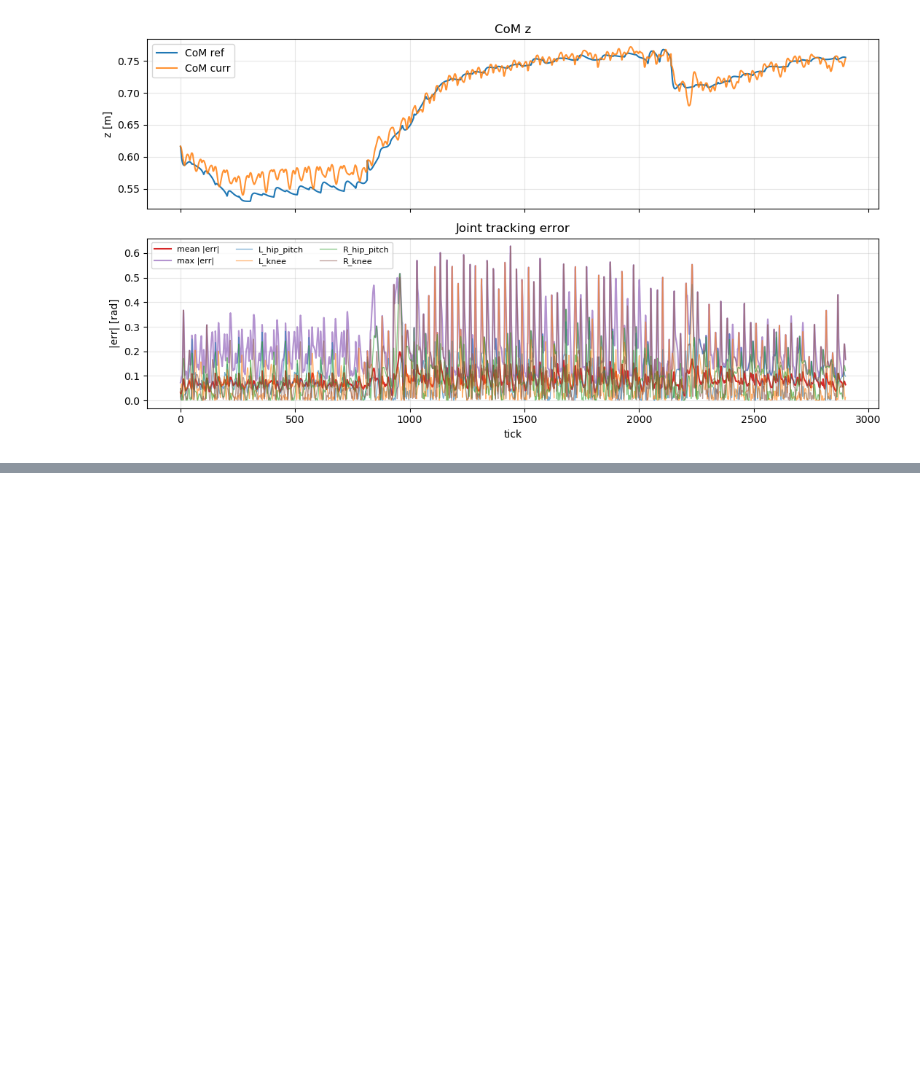
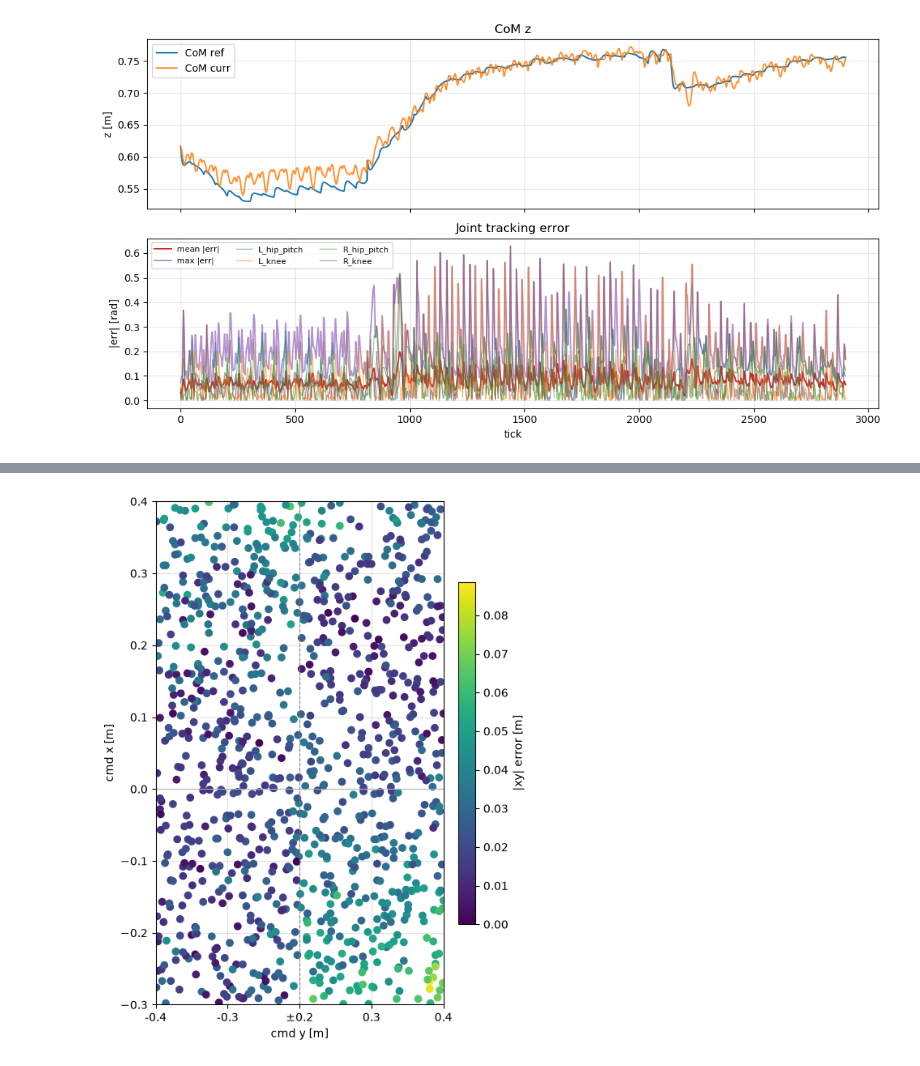
Before and after one commit to yongarry/g1_controller, a Jupyter notebook: log/newplot.ipynb, the cells around one changed output, grey strips where cells are left out. Cells and saved outputs as stored; diff of their text form; code cells hidden in the pictures; blank space fills up the shorter version.

```diff
--- a/log/newplot.ipynb
+++ b/log/newplot.ipynb
@@ -253,0 +309,43 @@ plt.show()
+# %%
+# |xy| error on command XY. Collapse empty cmd_y in (-0.2, 0.2) so R/L pack tight.
+# Both axes use the same 0.1 m tick / grid spacing (equal aspect).
+from matplotlib.ticker import FuncFormatter, MultipleLocator
+
+y_gap = 0.2
+step = 0.1
+cmd_y = cmd_xy[:, 1]
+cmd_x = cmd_xy[:, 0]
+y_plot = np.where(cmd_y >= 0, cmd_y - y_gap, cmd_y + y_gap)
+
+def snap_lim(lo, hi, step=step):
+    return float(np.floor(lo / step) * step), float(np.ceil(hi / step) * step)
+
+fig, ax = plt.subplots(figsize=(5.5, 7))
+s = ax.scatter(
+    y_plot, cmd_x, c=mag, s=36, cmap="viridis",
+    vmin=0.0, vmax=max(float(mag.max()), 1e-6), zorder=2,
+)
+ax.axhline(0, color="0.7", lw=0.8)
+ax.axvline(0, color="0.5", lw=0.8, ls="--")  # seam between R (-) and L (+)
+
+ax.set_xlim(*snap_lim(y_plot.min(), y_plot.max()))
+ax.set_ylim(*snap_lim(cmd_x.min(), cmd_x.max()))
+ax.set_aspect("equal", adjustable="box")
+
+ax.xaxis.set_major_locator(MultipleLocator(step))
+ax.yaxis.set_major_locator(MultipleLocator(step))
+# Tick labels show true cmd_y (undo gap collapse). Seam at 0 ↔ ±0.2.
+ax.xaxis.set_major_formatter(FuncFormatter(
+    lambda v, _: "±0.2" if abs(v) < 1e-12 else f"{(v - y_gap) if v < 0 else (v + y_gap):.1f}"
+))
+
+ax.set_xlabel("cmd y [m]")
+ax.set_ylabel("cmd x [m]")
+# ax.set_title(f"|xy| error by command XY\n{eval_csv.name}")
+ax.grid(True, which="major", alpha=0.35)
+cb = fig.colorbar(s, ax=ax, fraction=0.046, pad=0.04)
+cb.set_label("|xy| error [m]")
+fig.tight_layout()
+plt.show()
+# %% [output]
+[figure, added]
```
Also changed, not shown: parts of 3 cells of this notebook, 7 other files.
